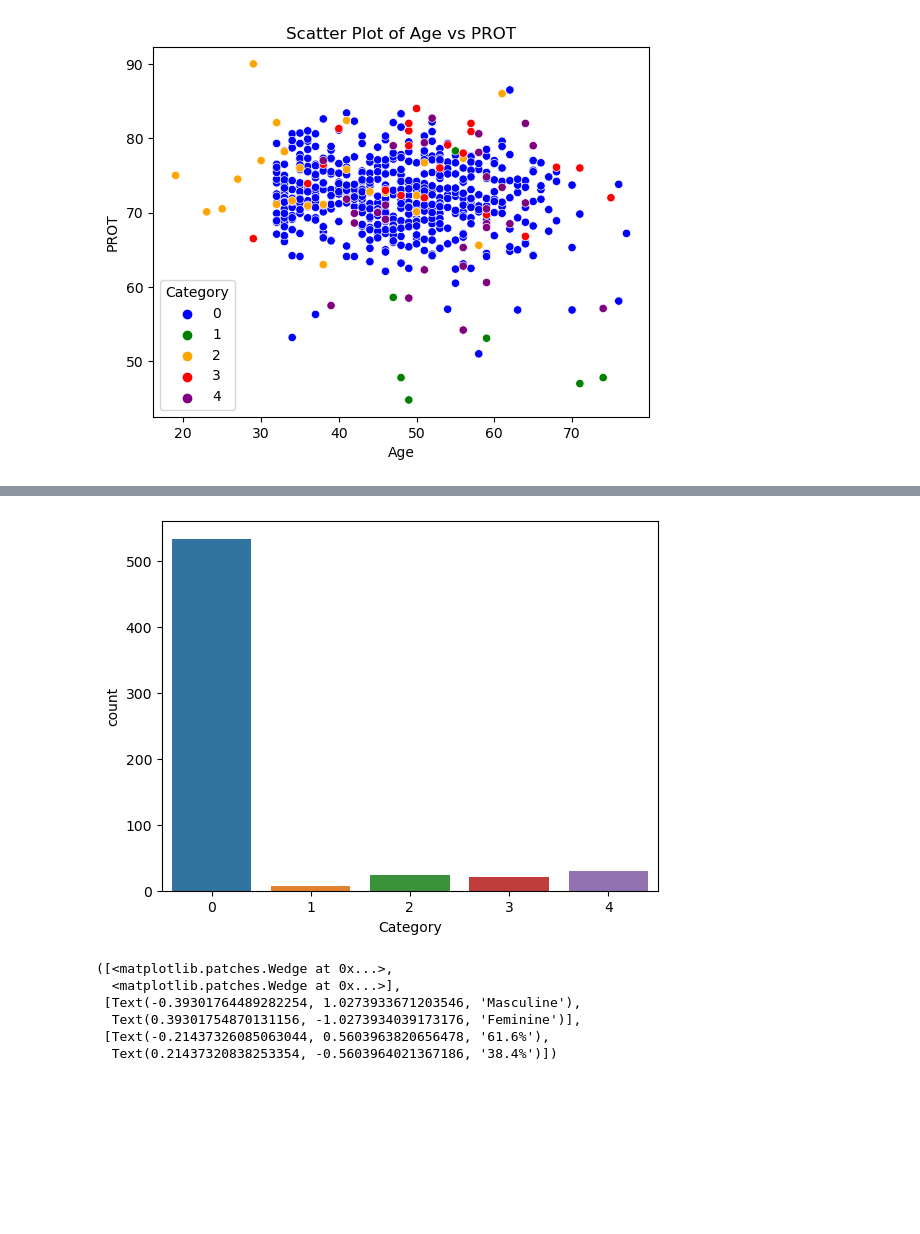
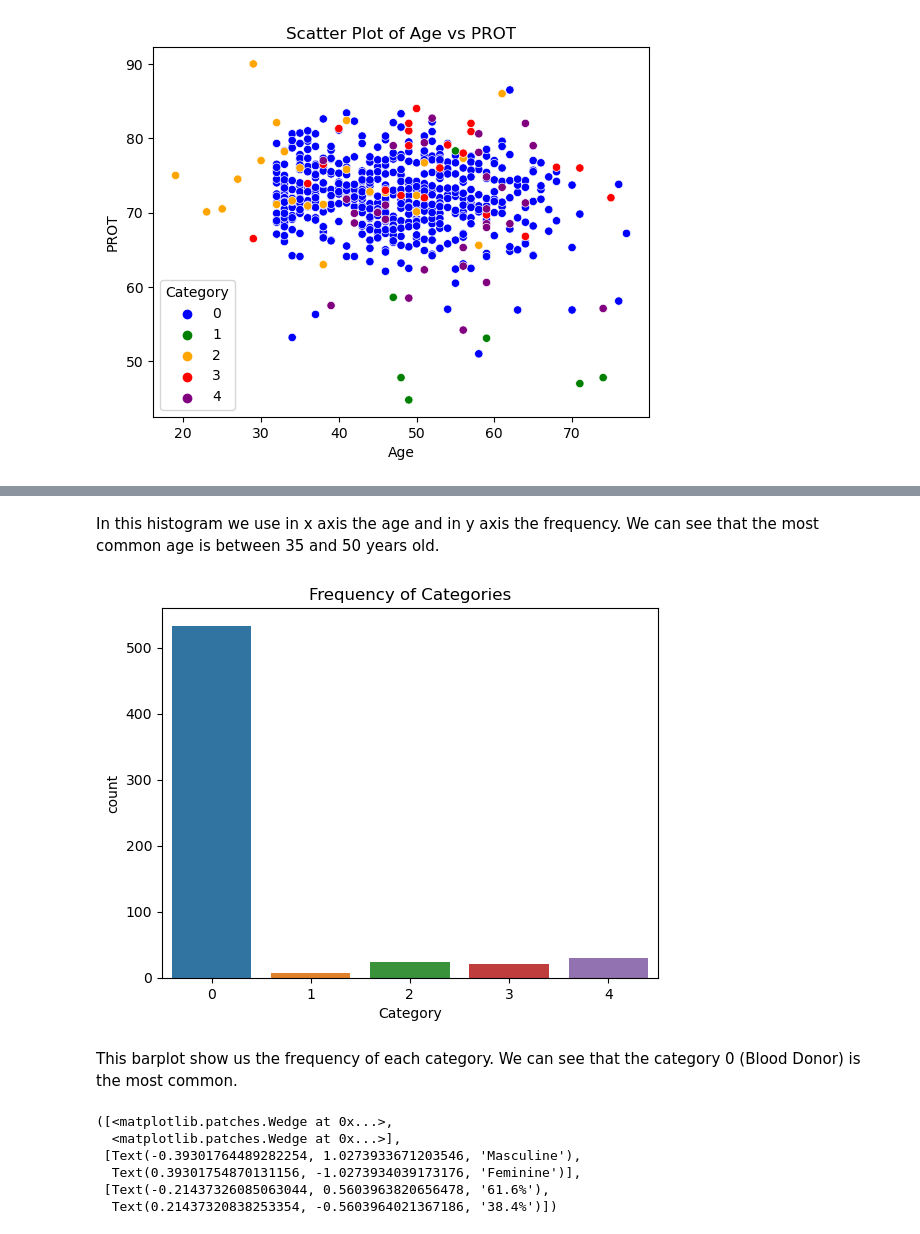
Before and after one commit to pcmoraesmenezes/Data-Set-Analyses, a Jupyter notebook: Hepatitis C virus - Blood based Detection/main.ipynb, the cells around one changed output, grey strips where cells are left out. Cells and saved outputs as stored; diff of their text form; code cells hidden in the pictures; blank space fills up the shorter version.

```diff
--- a/Hepatitis C virus - Blood based Detection/main.ipynb
+++ b/Hepatitis C virus - Blood based Detection/main.ipynb
@@ -151,9 +167,13 @@ plt.show()
+# %% [markdown]
+In this histogram we use in x axis the age and in y axis the frequency. We can see that the most common age is between 35 and 50 years old.
 # %%
-# Bar plots for categorical variables
 sns.countplot(data=df, x="Category")
+plt.title('Frequency of Categories')
 plt.show()
 # %% [output]
-[figure, old version]
+[figure, new version]
+# %% [markdown]
+This barplot show us the frequency of each category. We can see that the category 0 (Blood Donor) is the most common.
 # %%
 masculine = df[df['Sex'] == 'm']
 amount_masculine = masculine.value_counts().sum()
```
Also changed, not shown: parts of 22 cells of this notebook.
